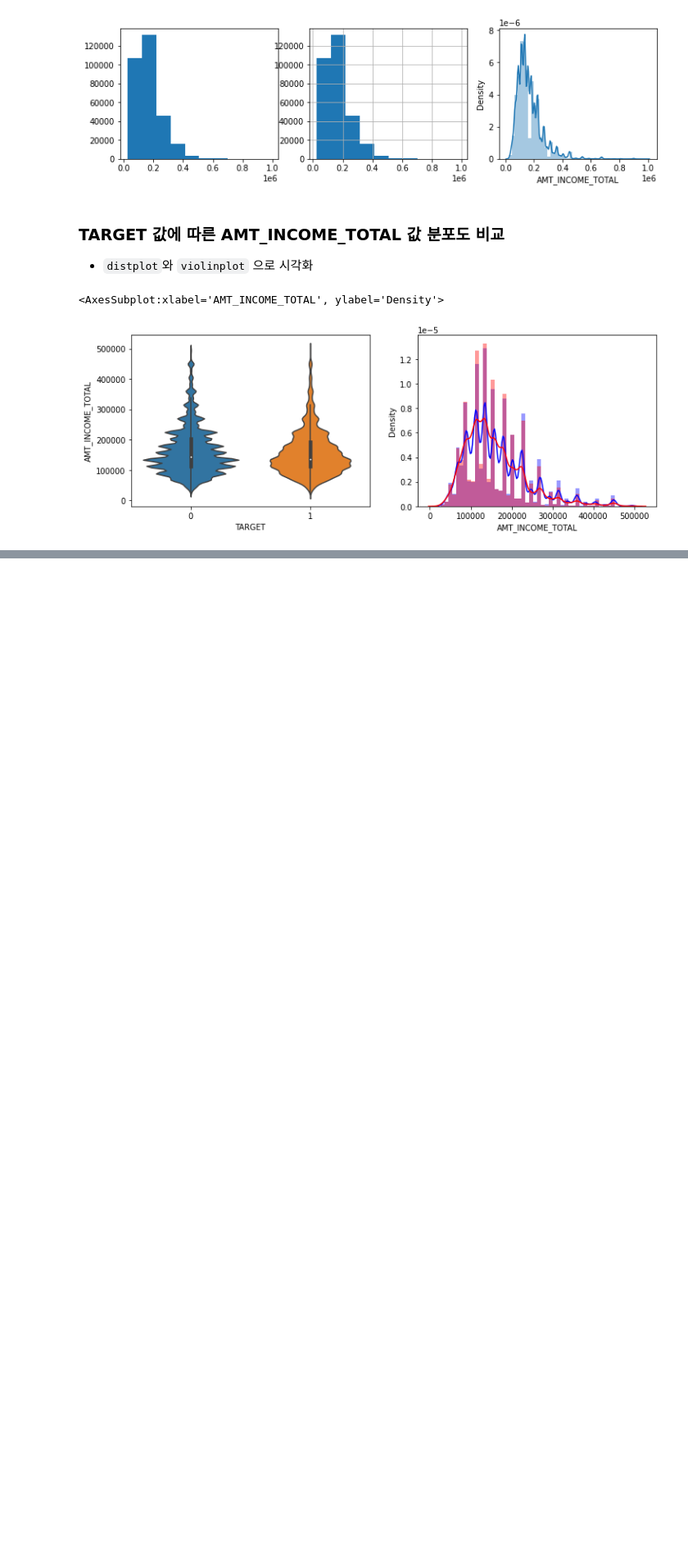
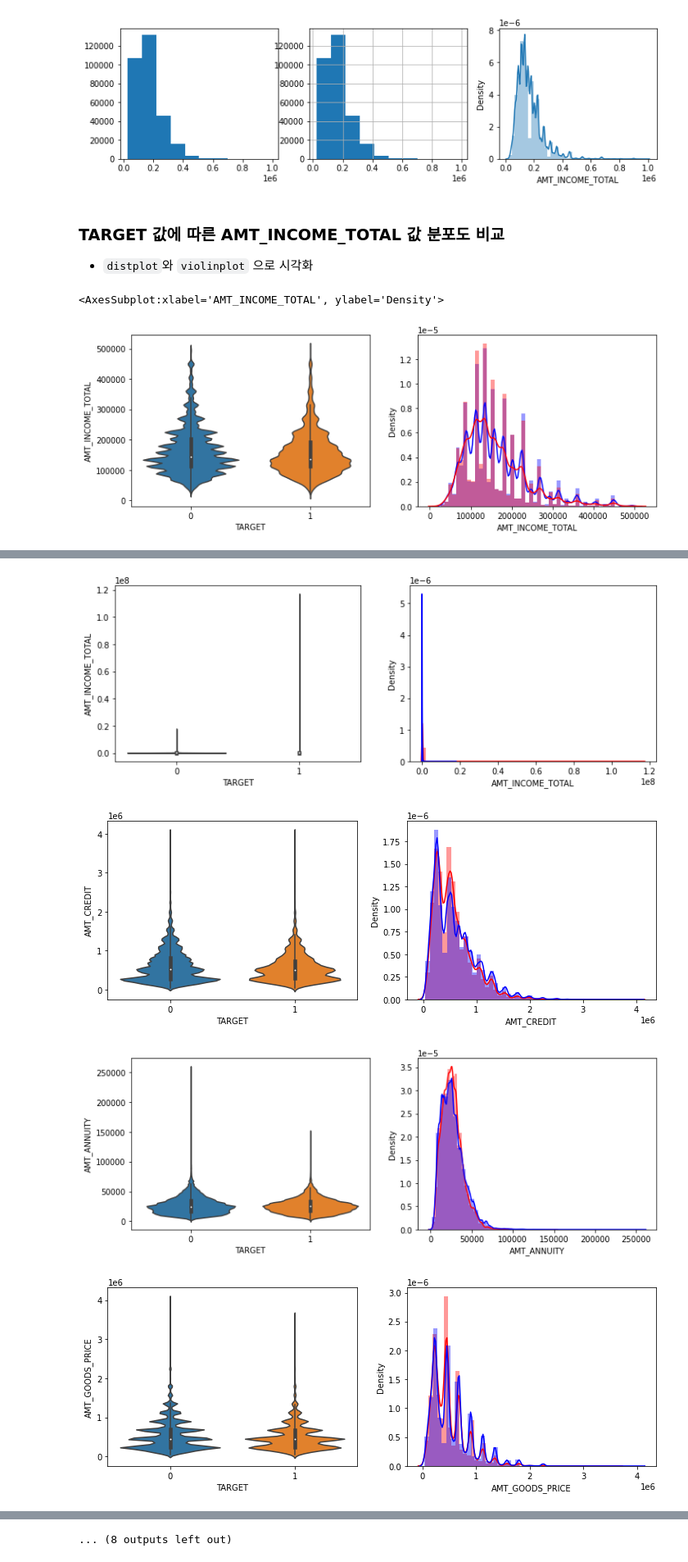
Before and after one commit to makerdark98/kaggle_practice, a Jupyter notebook: inflearn_ex.ipynb, the cells around one changed output, grey strips where cells are left out. Shown at 82% size. Drawn from its saved outputs; the diff is of its cells as text; code cells hidden in the pictures; blank space fills up the shorter version.

```diff
--- a/inflearn_ex.ipynb
+++ b/inflearn_ex.ipynb
@@ -78,0 +82,9 @@ sns.distplot(app_train[cond1 & cond_mnt]['AMT_INCOME_TOTAL'], ax=axs[0][1], colo
+# %%
+object_columns = apps.dtypes[apps.dtypes == 'object'].index.tolist()
+for column in object_columns:
+    apps[column] = pd.factorize(apps[column])[0]
+apps = apps.fillna(-999)
+
+app_train = apps[apps['TARGET'] != -999]
+app_test = apps[apps['TARGET'] == -999]
+app_test = app_test.drop(['TARGET'], axis=1, inplace=False)
@@ -78,0 +158,4 @@ sns.distplot(app_train[cond1 & cond_mnt]['AMT_INCOME_TOTAL'], ax=axs[0][1], colo
+# %%
+default_data_dir = './data/'
+app_train = pd.read_csv(os.path.join(default_data_dir, 'application_train.csv'))
+app_test = pd.read_csv(os.path.join(default_data_dir, 'application_test.csv'))
@@ -78,0 +164,24 @@ sns.distplot(app_train[cond1 & cond_mnt]['AMT_INCOME_TOTAL'], ax=axs[0][1], colo
+# %%
+columns = ['AMT_INCOME_TOTAL', 'AMT_CREDIT', 'AMT_ANNUITY','AMT_GOODS_PRICE', 'DAYS_BIRTH',
+           'DAYS_EMPLOYED', 'DAYS_ID_PUBLISH', 'DAYS_REGISTRATION', 'DAYS_LAST_PHONE_CHANGE',
+          'CNT_FAM_MEMBERS', 'REGION_RATING_CLIENT', 'EXT_SOURCE_1', 'EXT_SOURCE_2',
+          'EXT_SOURCE_3', 'AMT_REQ_CREDIT_BUREAU_HOUR', 'AMT_REQ_CREDIT_BUREAU_DAY',
+          'AMT_REQ_CREDIT_BUREAU_WEEK', 'AMT_REQ_CREDIT_BUREAU_MON',
+          'AMT_REQ_CREDIT_BUREAU_QRT', 'AMT_REQ_CREDIT_BUREAU_YEAR']
+# %%
+def show_hist_by_target(df, columns):
+    cond_0 = (df['TARGET'] == 0)
+    cond_1 = (df['TARGET'] == 1)
+
+    for column in columns:
+        fig, axs = plt.subplots(figsize=(12, 4), nrows=1, ncols=2, squeeze=False)
+        sns.violinplot(x='TARGET', y=column, data=df, ax=axs[0][0])
+        sns.distplot(df[cond_1][column], label='1', color='red', ax=axs[0][1])
+        sns.distplot(df[cond_0][column], label='0', color='blue', ax=axs[0][1])
+# %%
+show_hist_by_target(app_train, columns)
+# %% [output]
+[figure, added]
+[figure, added]
+[figure, added]
+[figure, added]
@@ -78,0 +196 @@ sns.distplot(app_train[cond1 & cond_mnt]['AMT_INCOME_TOTAL'], ax=axs[0][1], colo
+... (8 outputs left out)
```
Also changed, not shown: parts of 20 cells of this notebook, 1 other file.
